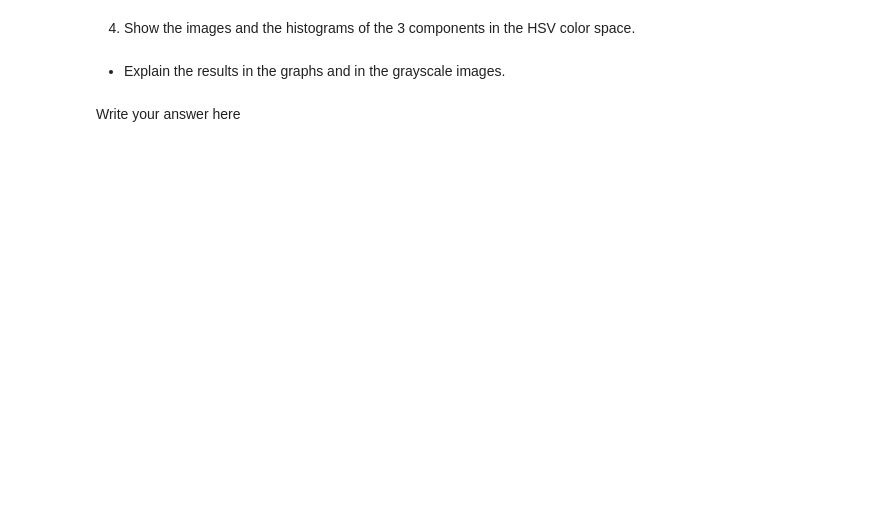
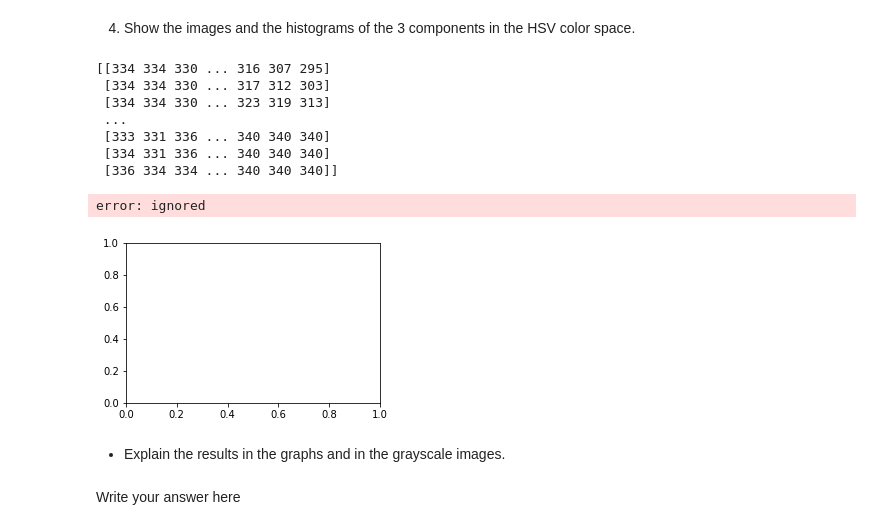
Before and after one commit to nadavschwalb/image_processing, a Jupyter notebook: Lab2_student.ipynb, the cells around one changed output. Saved outputs shown, nothing was run; the diff lists cells and outputs as text; code cells hidden in the pictures; blank space fills up the shorter version.

```diff
--- a/Lab2_student.ipynb
+++ b/Lab2_student.ipynb
@@ -260,3 +274,37 @@ Write your answer here
+# %%
+plt.figure(figsize=(10,10))
+
+titles = ("Hue","Saturation" ,"Value")
+# Hue
+plt.subplot(321)
+h = ((hsv_image[:,:,channel]/256)*360).astype("int")
+print(h)
+hue_hist = histr = cv2.calcHist([h],[0],None,[360],[0,360])
+plt.plot(histr)
+plt.xlim([0,360])
+plt.subplot(322)
+plt.imshow(hsv_image[:,:,0])
+
+# for channel in range(3):
+#     histr = cv2.calcHist([hsv_image[:,:,channel]],[0],None,[256],[0,256])
+#     plt.subplot(channel*2+321)                             # 311 -> plot in the first cell
+#     plt.plot(histr)
+#     plt.xlim([0,256])
+#     plt.subplots_adjust(hspace=.5)
+#     plt.title(str(titles[channel]))
+
+#     plt.subplot(channel*2+322)
+#     plt.imshow(hsv_image[:,:,channel])
+# %% [output]
+[[334 334 330 ... 316 307 295]
+ [334 334 330 ... 317 312 303]
+ [334 334 330 ... 323 319 313]
+ ...
+ [333 331 336 ... 340 340 340]
+ [334 331 336 ... 340 340 340]
+ [336 334 334 ... 340 340 340]]
+error: ignored
+[figure, added]
 # %% [markdown]
 * Explain the results in the graphs and in the grayscale images.
 # %% [markdown]
```
Also changed, not shown: parts of 11 cells of this notebook.
